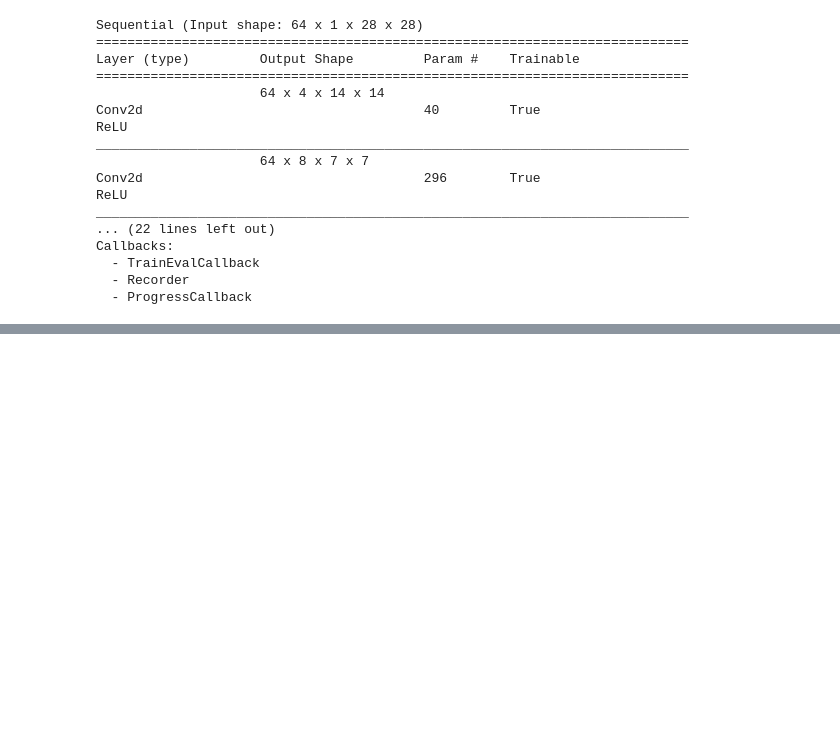
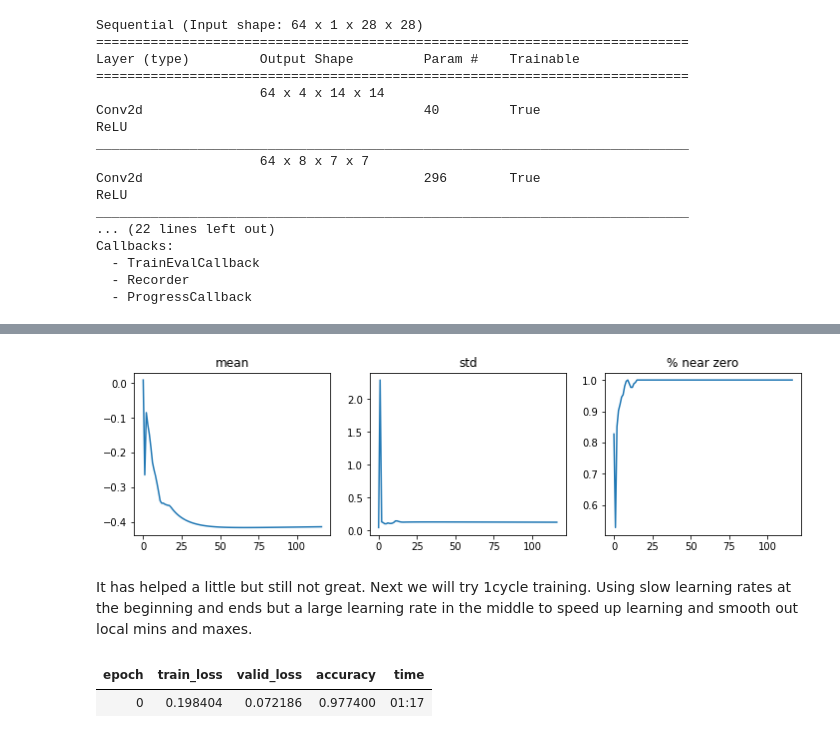
Before and after one commit to steimel60/ML, a Jupyter notebook: DeepLearning/CNNs.ipynb, the cells around one changed output, grey strips where cells are left out. Cells and saved outputs as stored; diff of their text form; code cells hidden in the pictures; blank space fills up the shorter version.

```diff
--- a/DeepLearning/CNNs.ipynb
+++ b/DeepLearning/CNNs.ipynb
@@ -183,0 +246,16 @@ learn.fit_one_cycle(2, .01)
+# %%
+#See if it helped
+learn.activation_stats.plot_layer_stats(-2)
+# %% [output]
+[figure, added]
+# %% [markdown]
+It has helped a little but still not great. Next we will try 1cycle training. Using slow learning rates at the beginning and ends but a large learning rate in the middle to speed up learning and smooth out local mins and maxes.
+# %%
+def fit(epochs=1, lr=.06):
+  learn = Learner(dls, simple_cnn(), loss_func=F.cross_entropy, metrics=accuracy,cbs=ActivationStats(with_hist=True))
+  learn.fit_one_cycle(epochs, lr) #fit_one_cycle automatically uses this technique
+  return learn
+learn = fit()
+# %% [output]
+| epoch | train_loss | valid_loss | accuracy | time |
+| 0 | 0.198404 | 0.072186 | 0.977400 | 01:17 |
```
Also changed, not shown: parts of 20 cells of this notebook.
